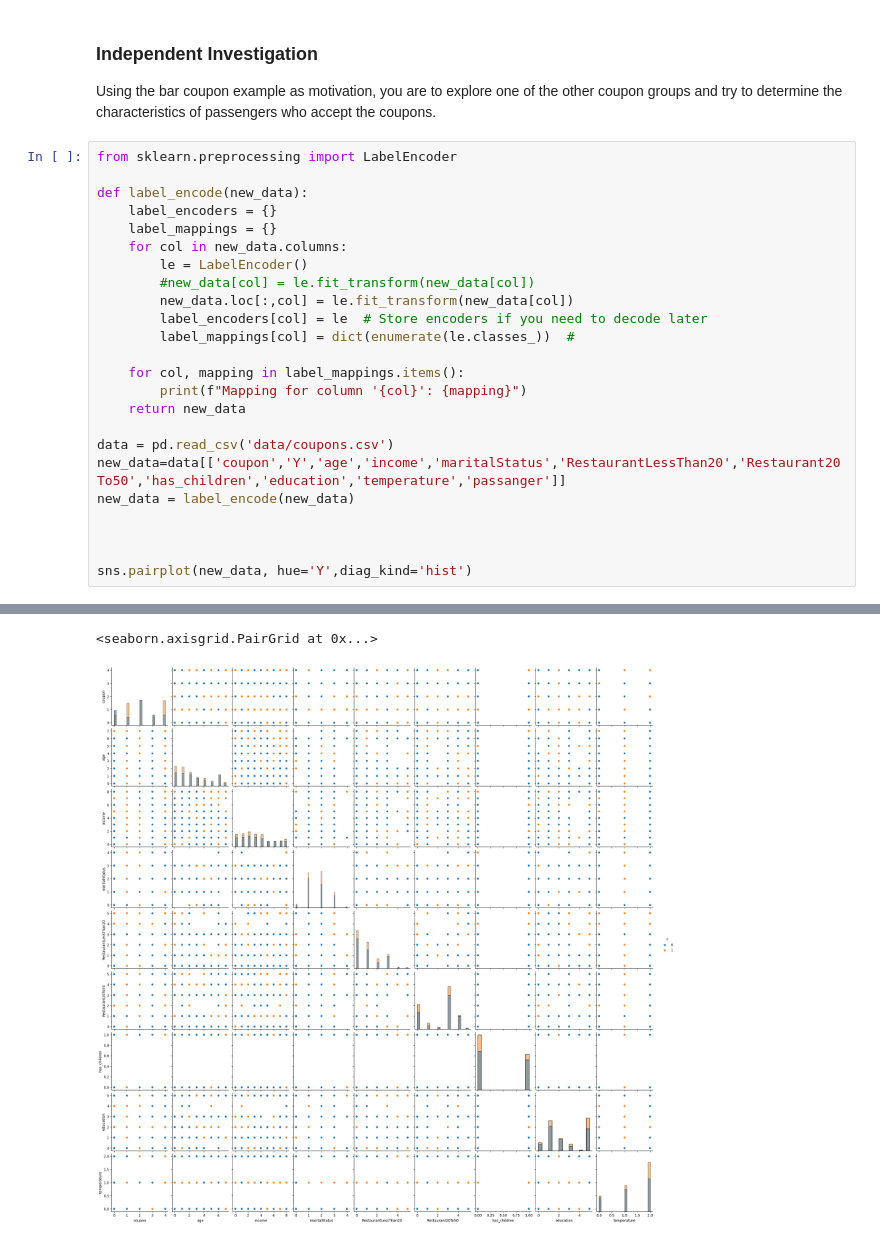
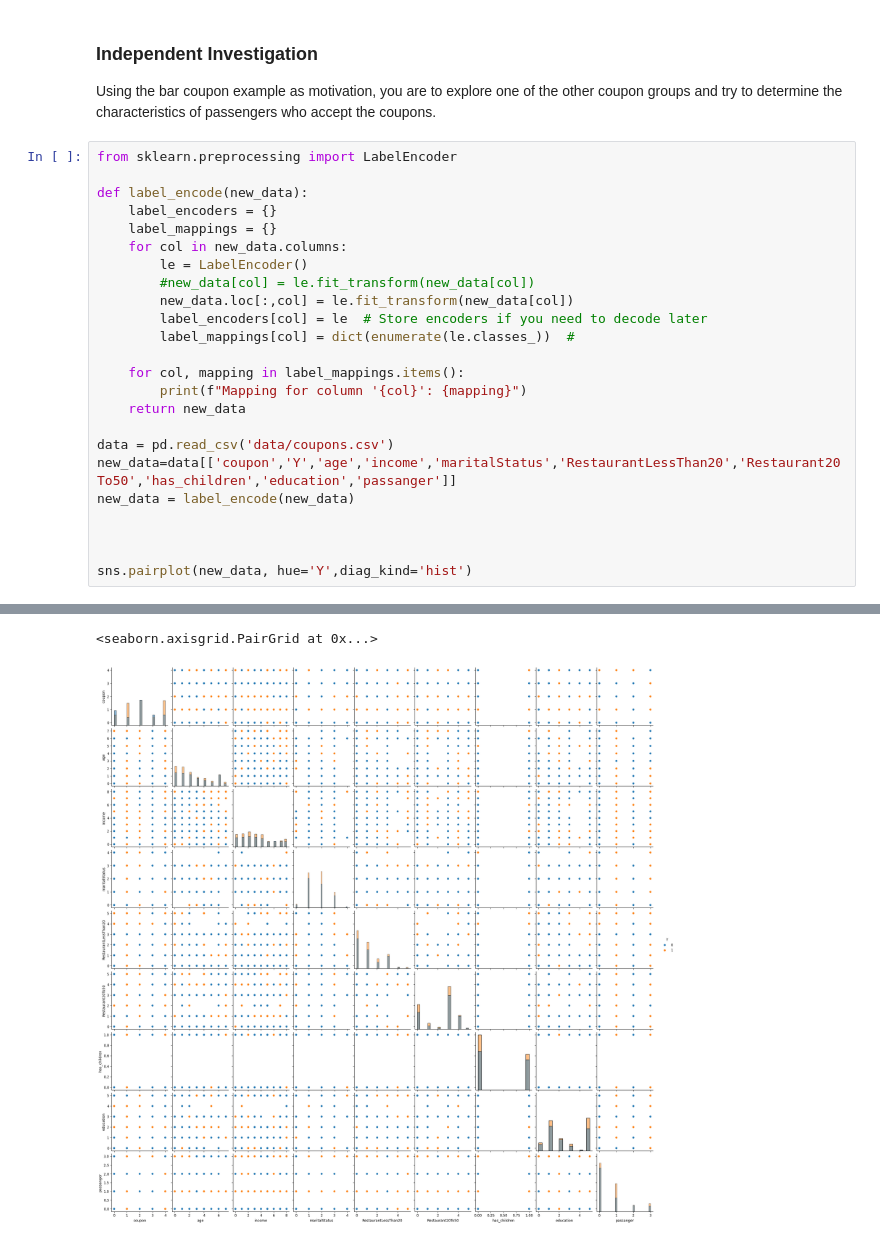
Before and after one commit to mingl2000/MLAI, a Jupyter notebook: prompt.ipynb, the cells around one changed output, grey strips where cells are left out. Drawn from its saved outputs; the diff is of its cells as text.

```diff
--- a/prompt.ipynb
+++ b/prompt.ipynb
@@ -269,7 +269,7 @@ def label_encode(new_data):
     return new_data
 
 data = pd.read_csv('data/coupons.csv')
-new_data=data[['coupon','Y','age','income','maritalStatus','RestaurantLessThan20','Restaurant20To50','has_children','education','temperature','passanger']]
+new_data=data[['coupon','Y','age','income','maritalStatus','RestaurantLessThan20','Restaurant20To50','has_children','education','passanger']]
 new_data = label_encode(new_data)
 
 
@@ -289,5 +289,5 @@ Mapping for column 'temperature': {0: 30, 1: 55, 2: 80}
 <seaborn.axisgrid.PairGrid at 0x...>
-[figure, old version]
+[figure, new version]
 # %% [markdown]
 Pair plot shows that the following type of drivers are likely to accept the coupon:
 1. Copons for 'Carry out & Take away' and 'Restaurant(20-50)' are most likely to be accepted
```
Also changed, not shown: parts of 4 cells of this notebook.
